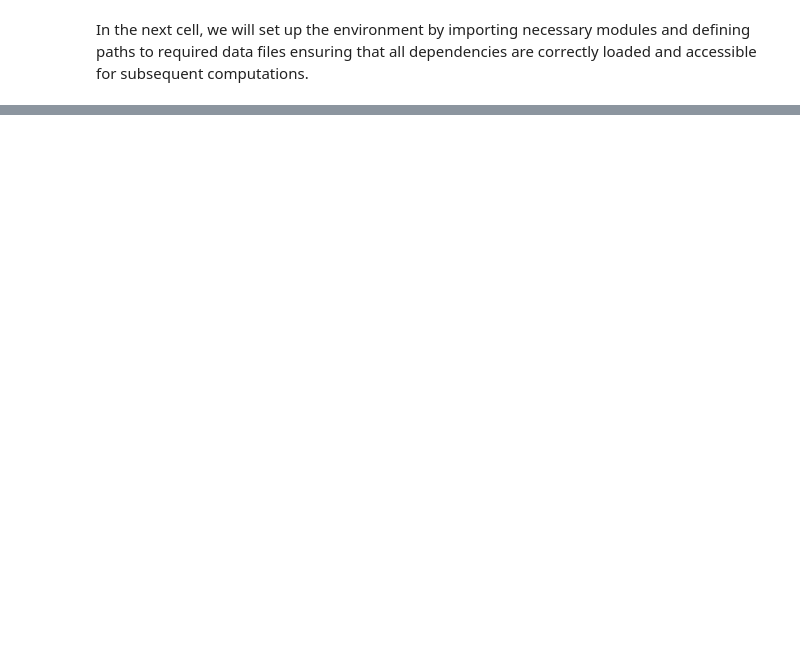
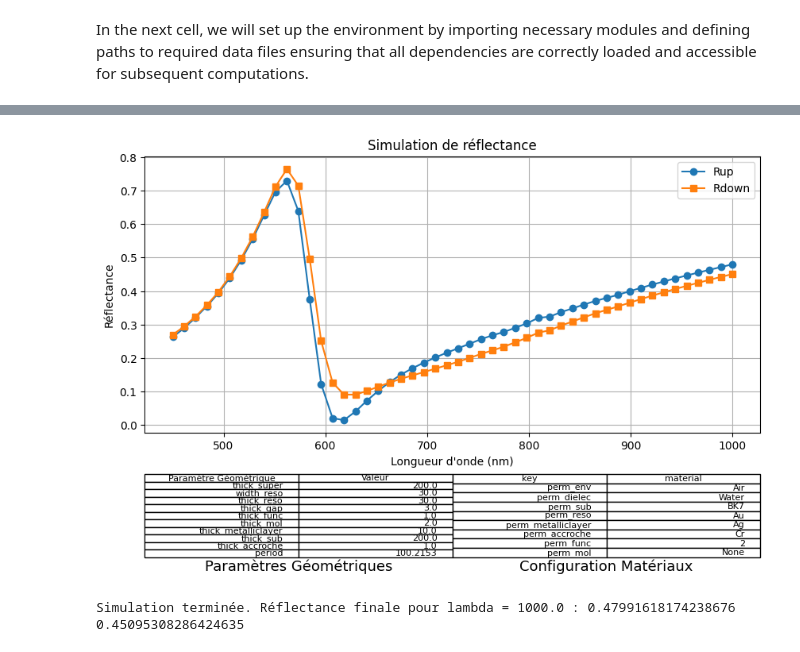
Before and after one commit to Marchombre/SWAG-P, a Jupyter notebook: Gap_Plasmon_2D/Workspace/notebooks/SWAG_Sim_V0_1.ipynb, the cells around one changed output, grey strips where cells are left out. Cells and saved outputs as stored; diff of their text form; code cells hidden in the pictures; blank space fills up the shorter version.

```diff
--- a/Gap_Plasmon_2D/Workspace/notebooks/SWAG_Sim_V0_1.ipynb
+++ b/Gap_Plasmon_2D/Workspace/notebooks/SWAG_Sim_V0_1.ipynb
@@ -150,32 +74,0 @@ perm_mol : 2.0
-# %%
-# %% Cellule 4 – Modification interactive de la géométrie
-# Configuration géométrique par défaut
-geometry_config = {
-    "thick_super": 200,
-    "width_reso": 30,
-    "thick_reso": 30,
-    "thick_gap": 3,
-    "thick_func": 1,
-    "thick_mol": 2,
-    "thick_metalliclayer": 10,
-    "thick_sub": 200,
-    "thick_accroche": 1,
-    "period": 100.2153
-}
-
-geometry_sliders = {}
-print("Ajustez la géométrie :")
-for key, default in geometry_config.items():
-    slider = widgets.FloatSlider(value=default, min=0, max=200, step=1, description=key, continuous_update=False, style={'description_width': 'initial'})
-    geometry_sliders[key] = slider
-    display(slider)
-
-button_update_geo = widgets.Button(description="Mettre à jour la géométrie")
-display(button_update_geo)
-
-def update_geometry(b):
-    for key, slider in geometry_sliders.items():
-        geometry_config[key] = slider.value
-    print("Nouvelle géométrie:", geometry_config)
-
-button_update_geo.on_click(update_geometry)
@@ -254,0 +75,16 @@ Réflectance finale (Rup, Rdown) pour lambda = 1000.0 : 0.6402684343818866 0.619
+# %%
+# %% Cellule 5 – Simulation de la réflectance
+from simulate_and_plot import run_simulation
+
+lambda_range = np.linspace(450, 1000, 50)  # en nm
+n_mod = 50
+
+import __main__
+if not hasattr(__main__, "MATERIALS_CONFIG"):
+    print("Veuillez valider la configuration matériaux dans la cellule 3.")
+else:
+    Rup_values, Rdown_values = run_simulation(lambda_range, n_mod, geometry_config, wave, __main__.MATERIALS_CONFIG, json_path)
+    print("Simulation terminée. Réflectance finale pour lambda =", lambda_range[-1], ":", Rup_values[-1], Rdown_values[-1])
+# %% [output]
+[figure, added]
+Simulation terminée. Réflectance finale pour lambda = 1000.0 : 0.47991618174238676 0.45095308286424635
```
Also changed, not shown: parts of 8 cells of this notebook, 8 other files.
